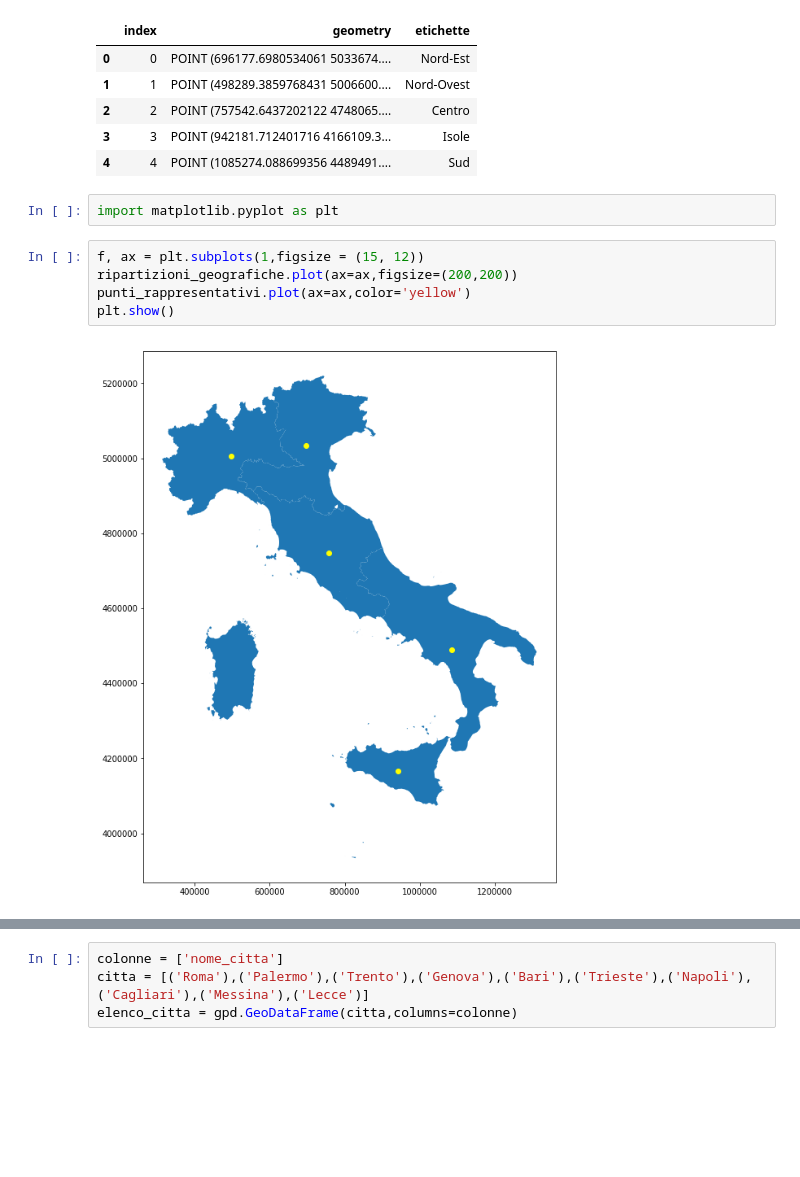
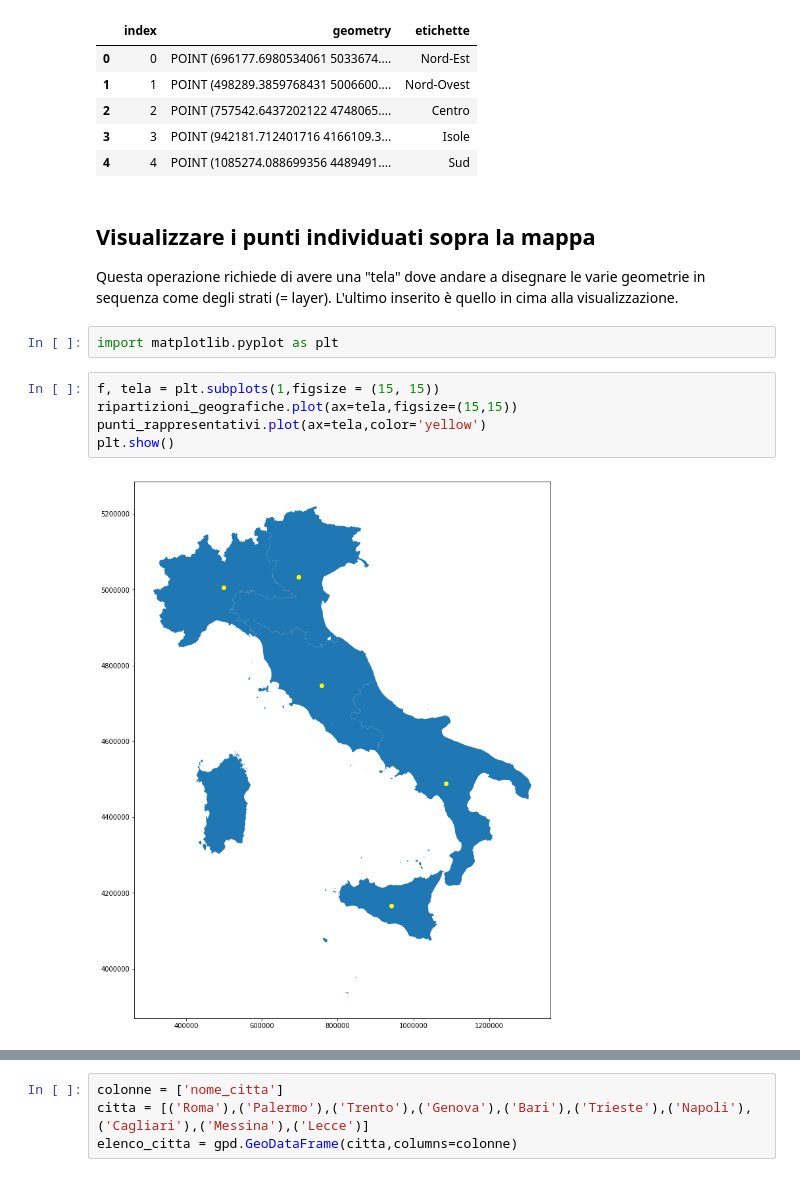
Before and after one commit to napo/geopandas_esempi, a Jupyter notebook: dati istat.ipynb, the cells around one changed output, grey strips where cells are left out. Drawn from its saved outputs; the diff is of its cells as text; blank space fills up the shorter version.

```diff
--- a/dati istat.ipynb
+++ b/dati istat.ipynb
@@ -187,12 +226,16 @@ punti_rappresentativi
 | 2 | 2 | POINT (757542.6437202122 4748065.... | Centro |
 | 3 | 3 | POINT (942181.712401716 4166109.3... | Isole |
 | 4 | 4 | POINT (1085274.088699356 4489491.... | Sud |
+# %% [markdown]
+<a name="addlayer"><h2>Visualizzare i punti individuati sopra la mappa</h2></a>
+Questa operazione richiede di avere una "tela" dove andare a disegnare le varie geometrie in sequenza come degli strati (= layer).
+L'ultimo inserito è quello in cima alla visualizzazione.
 # %%
 import matplotlib.pyplot as plt
 # %%
-f, ax = plt.subplots(1,figsize = (15, 12))
-ripartizioni_geografiche.plot(ax=ax,figsize=(200,200))
-punti_rappresentativi.plot(ax=ax,color='yellow')
+f, tela = plt.subplots(1,figsize = (15, 15))
+ripartizioni_geografiche.plot(ax=tela,figsize=(15,15))
+punti_rappresentativi.plot(ax=tela,color='yellow')
 plt.show()
 # %% [output]
-[figure, old version]
+[figure, new version]
```
Also changed, not shown: parts of 86 cells of this notebook.
